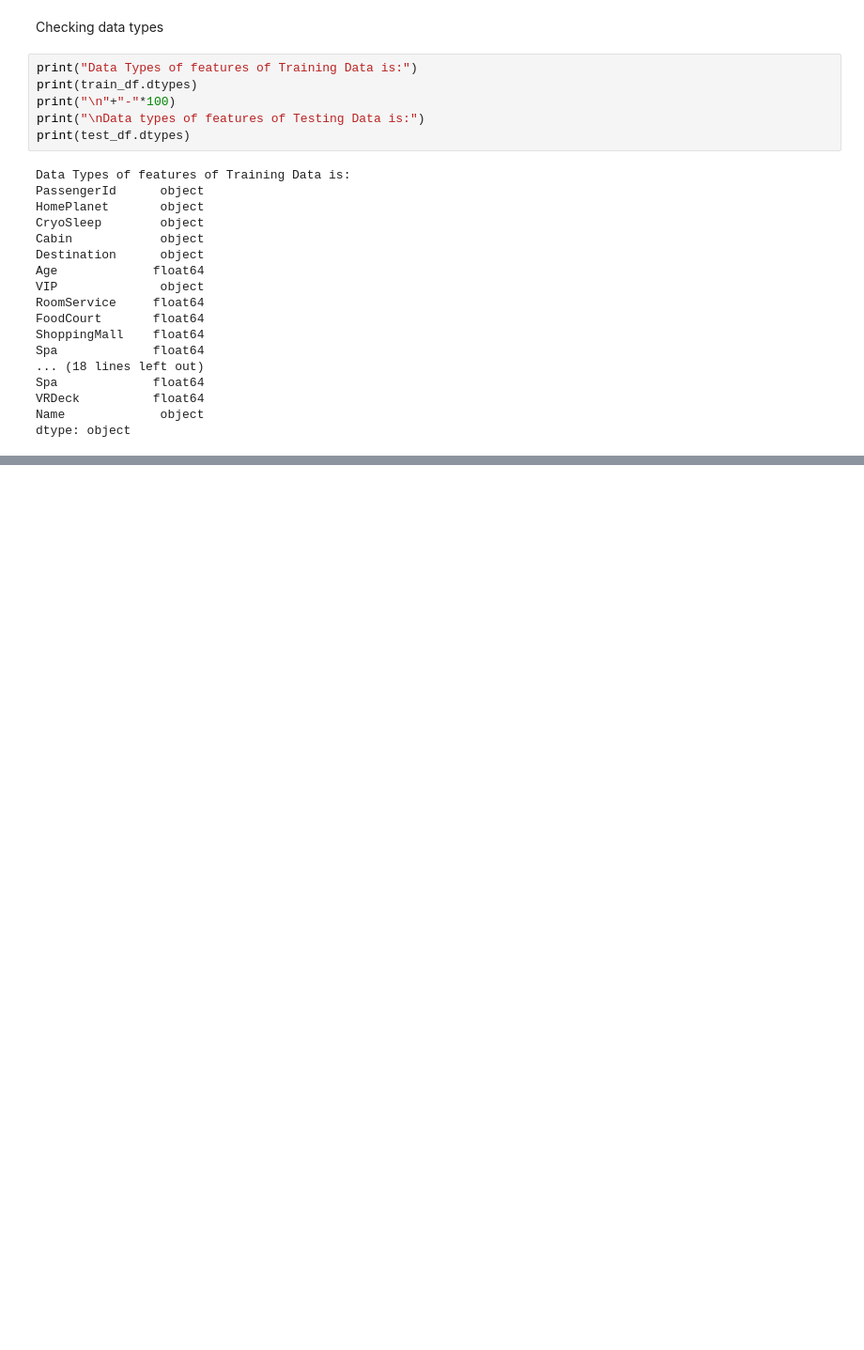
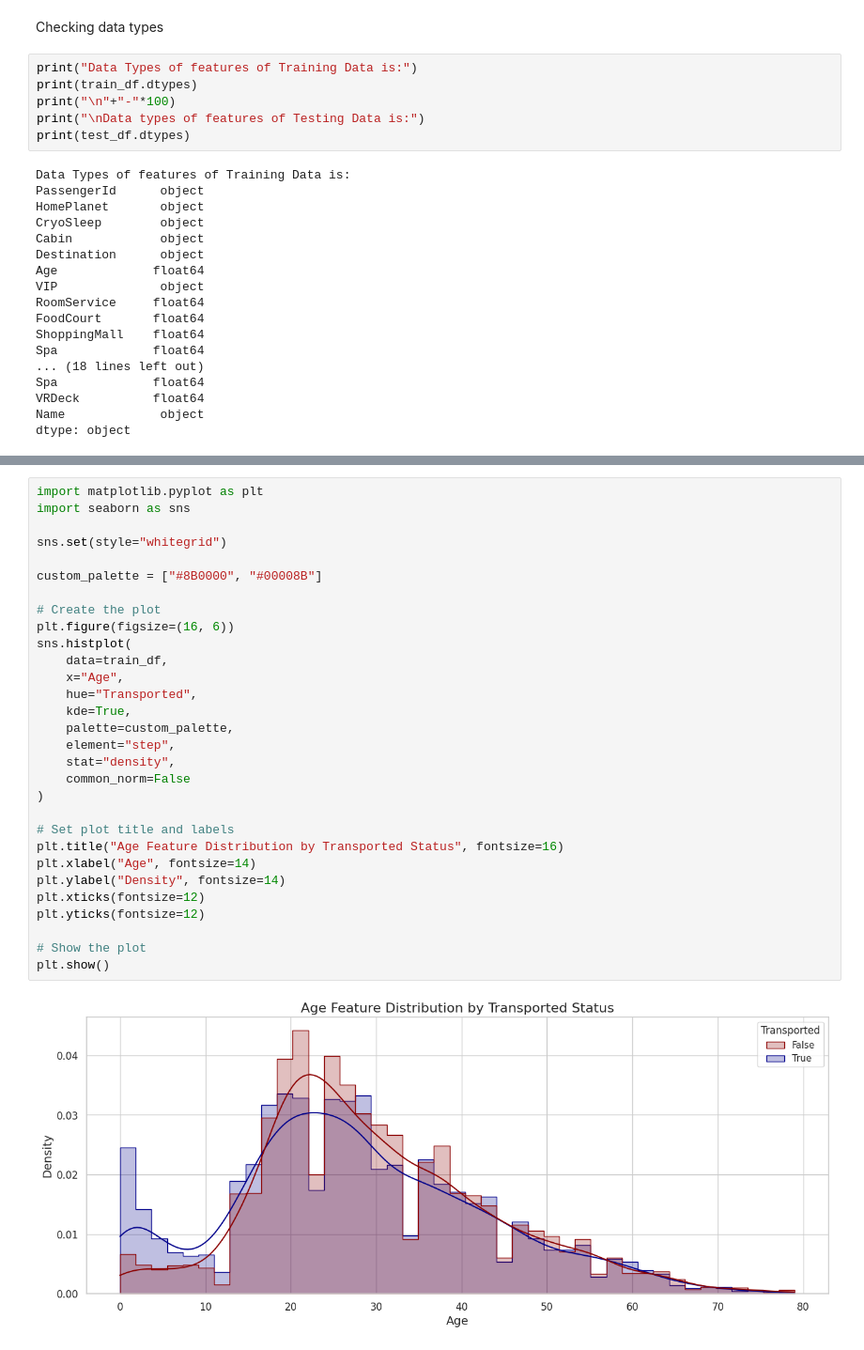
Before and after one commit to 7PAM2015-0509-2023-Team-8/Kaggle-Challenge, a Jupyter notebook: Kaggle_Challenge.ipynb, the cells around one changed output, grey strips where cells are left out. Shown at 94% size. Saved outputs shown, nothing was run; the diff lists cells and outputs as text; blank space fills up the shorter version.

```diff
--- a/Kaggle_Challenge.ipynb
+++ b/Kaggle_Challenge.ipynb
@@ -124,0 +172,32 @@ dtype: object
+# %%
+import matplotlib.pyplot as plt
+import seaborn as sns
+
+sns.set(style="whitegrid")
+
+custom_palette = ["#8B0000", "#00008B"]
+
+# Create the plot
+plt.figure(figsize=(16, 6))
+sns.histplot(
+    data=train_df,
+    x="Age",
+    hue="Transported",
+    kde=True,
+    palette=custom_palette,
+    element="step",
+    stat="density",
+    common_norm=False
+)
+
+# Set plot title and labels
+plt.title("Age Feature Distribution by Transported Status", fontsize=16)
+plt.xlabel("Age", fontsize=14)
+plt.ylabel("Density", fontsize=14)
+plt.xticks(fontsize=12)
+plt.yticks(fontsize=12)
+
+# Show the plot
+plt.show()
+# %% [output]
+[figure, added]
```
Also changed, not shown: parts of 2 cells of this notebook.
